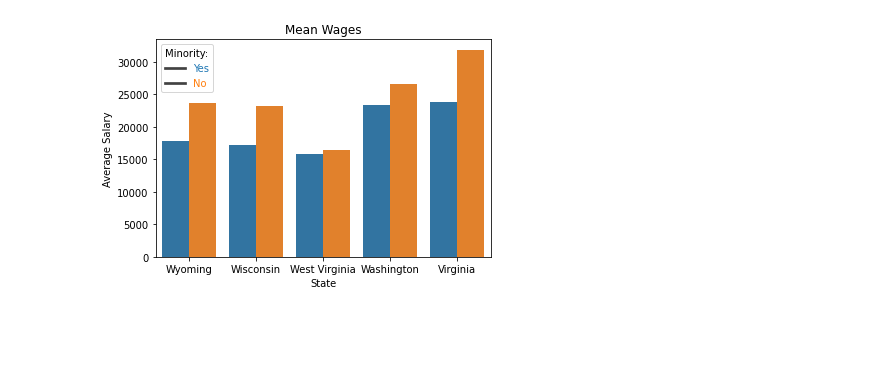
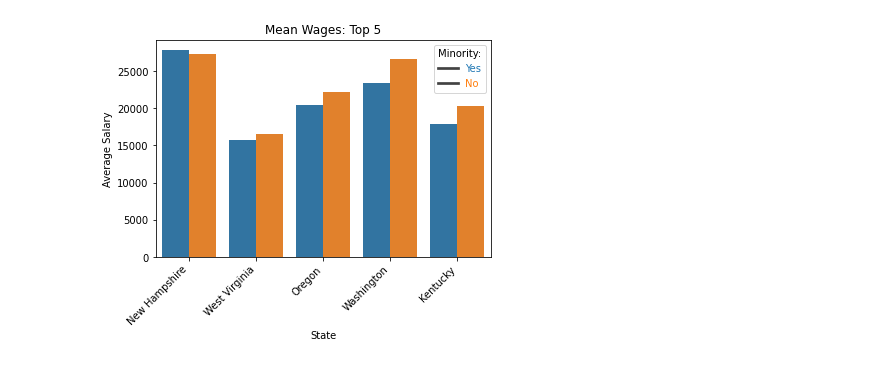
Before and after one commit to Dbenjamy/PySpark-Practice, a Jupyter notebook: spark_practice.ipynb, the cells around one changed output. Drawn from its saved outputs; the diff is of its cells as text; code cells hidden in the pictures; blank space fills up the shorter version.

Commit message:
Cleaned and commented, fixed discrepency column

```diff
--- a/spark_practice.ipynb
+++ b/spark_practice.ipynb
@@ -21,7 +27,6 @@ from pyspark.sql.functions import avg
 from pyspark.sql.functions import percentile_approx
 # %%
-df = get_dataframe()
-mean_wage = (df
+wages = (df
     .groupBy(df['ST'],df['RACWHT'])
     .agg(
         avg('WAGP').alias('avg_salary'),
@@ -31,15 +36,20 @@ mean_wage = (df
 # %%
 # STATE_MAPS makes this more readable
 from imports import STATE_MAPS
-mean_wage['ST'] = mean_wage['ST'].replace(STATE_MAPS)
-mean_wage['avg_salary'] = mean_wage['avg_salary'].round(0)
+wages['ST'] = wages['ST'].replace(STATE_MAPS)
 
-def div_list(list):
-    return round(list[1]/list[0]*100,2)
-# Adding percent that minority's income is of non-minority
-mean_wage['discrepency'] = mean_wage['ST'].apply(
-    lambda x: div_list(mean_wage.loc[mean_wage['ST'] == x]['avg_salary'].tolist()))
-mean_wage = (mean_wage
-    .sort_values(by=['ST','discrepency','avg_salary'],ascending=False)
+wages['avg_salary'] = wages['avg_salary'].round(0)
+
+# Not elegant, but it works. Divides the minority income
+# ('RACWHT' == 0) by non-minority income ('RACWHT' == 1).
+def div_list(input):
+    return (input.loc[input['RACWHT']==0]['avg_salary'].values[0] /
+            input.loc[input['RACWHT']==1]['avg_salary'].values[0])
+
+# Minority's income as percent of non-minority.
+wages['discrepency'] = wages['ST'].apply(
+    lambda x: div_list(wages.loc[wages['ST'] == x]))
+wages = (wages
+    .sort_values(by=['discrepency','ST','avg_salary'],ascending=False)
     .reset_index(drop=True))
 # %%
@@ -60,9 +86,10 @@ mean_wage.head(10)
 import seaborn as sns, matplotlib.pyplot as plt
 # %%
-mean_plt = sns.barplot(x='ST',y='avg_salary',data=mean_wage.head(10), hue='RACWHT').set(title='Mean Wages')
+mean_plt = sns.barplot(x='ST',y='avg_salary',data=wages.head(10), hue='RACWHT').set(title='Mean Wages: Top 5')
 plt.ylabel('Average Salary')
 plt.xlabel('State')
+plt.xticks(rotation=45, ha="right")
 plt.legend(labelcolor=['tab:blue','tab:orange'],title='Minority:',labels=['Yes','No'])
 plt.show()
 # %% [output]
-[figure, old version]
+[figure, new version]
```
Also changed, not shown: parts of 10 cells of this notebook, 1 other file.
